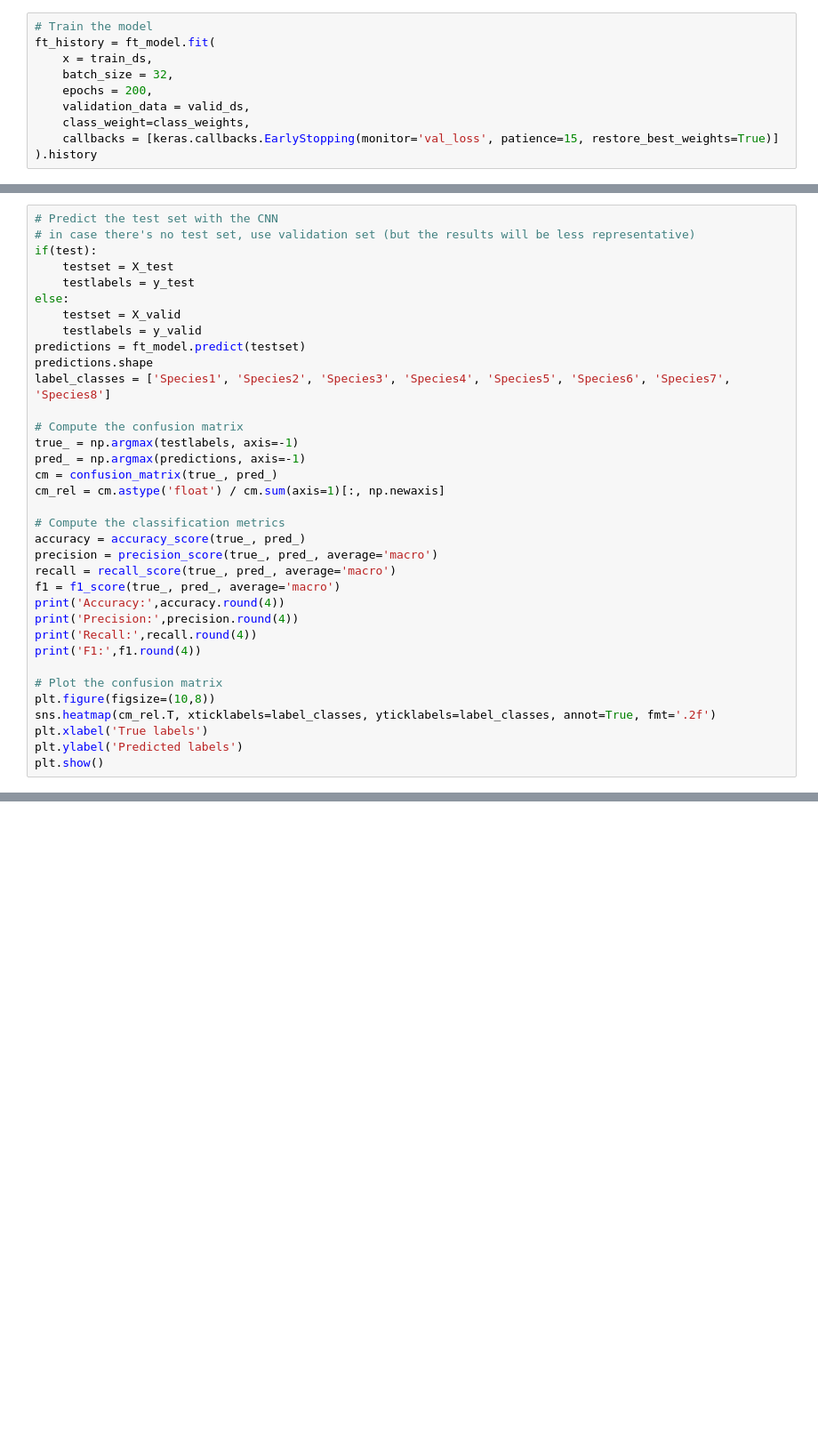
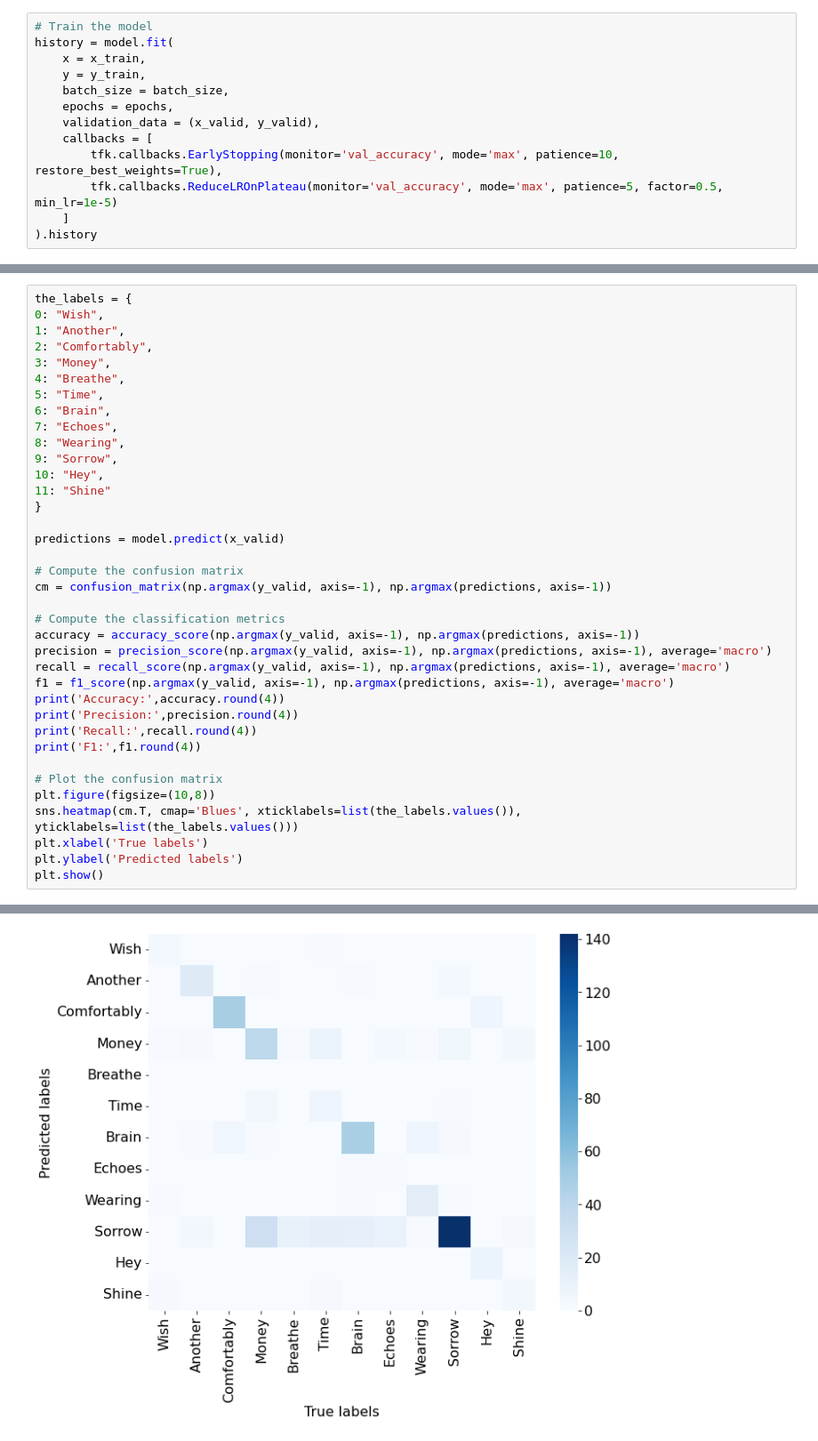
Before and after one commit to MatteoPalazzoli/anndl-HW1, a Jupyter notebook: model.ipynb, the cells around one changed output, grey strips where cells are left out. Shown: that part at 89% size. Drawn from its saved outputs; the diff is of its cells as text; blank space fills up the shorter version.

```diff
--- a/model.ipynb
+++ b/model.ipynb
@@ -283,10 +91,13 @@ Please note: sometimes there's an unlucky initialization which prevents converge
 # %%
 # Train the model
-ft_history = ft_model.fit(
-    x = train_ds,
-    batch_size = 32,
-    epochs = 200,
-    validation_data = valid_ds,
-    class_weight=class_weights,
-    callbacks = [keras.callbacks.EarlyStopping(monitor='val_loss', patience=15, restore_best_weights=True)]
+history = model.fit(
+    x = x_train,
+    y = y_train,
+    batch_size = batch_size,
+    epochs = epochs,
+    validation_data = (x_valid, y_valid),
+    callbacks = [
+        tfk.callbacks.EarlyStopping(monitor='val_accuracy', mode='max', patience=10, restore_best_weights=True),
+        tfk.callbacks.ReduceLROnPlateau(monitor='val_accuracy', mode='max', patience=5, factor=0.5, min_lr=1e-5)
+    ]
 ).history
@@ -295,27 +124,29 @@ ft_history = ft_model.fit(
 # %%
-# Predict the test set with the CNN
-# in case there's no test set, use validation set (but the results will be less representative)
-if(test):
-    testset = X_test
-    testlabels = y_test
-else:
-    testset = X_valid
-    testlabels = y_valid
-predictions = ft_model.predict(testset)
-predictions.shape
-label_classes = ['Species1', 'Species2', 'Species3', 'Species4', 'Species5', 'Species6', 'Species7', 'Species8']
+the_labels = {
+0: "Wish",
+1: "Another",
+2: "Comfortably",
+3: "Money",
+4: "Breathe",
+5: "Time",
+6: "Brain",
+7: "Echoes",
+8: "Wearing",
+9: "Sorrow",
+10: "Hey",
+11: "Shine"
+}
+
+predictions = model.predict(x_valid)
 
 # Compute the confusion matrix
-true_ = np.argmax(testlabels, axis=-1)
-pred_ = np.argmax(predictions, axis=-1)
-cm = confusion_matrix(true_, pred_)
-cm_rel = cm.astype('float') / cm.sum(axis=1)[:, np.newaxis]
+cm = confusion_matrix(np.argmax(y_valid, axis=-1), np.argmax(predictions, axis=-1))
 
 # Compute the classification metrics
-accuracy = accuracy_score(true_, pred_)
-precision = precision_score(true_, pred_, average='macro')
-recall = recall_score(true_, pred_, average='macro')
-f1 = f1_score(true_, pred_, average='macro')
+accuracy = accuracy_score(np.argmax(y_valid, axis=-1), np.argmax(predictions, axis=-1))
+precision = precision_score(np.argmax(y_valid, axis=-1), np.argmax(predictions, axis=-1), average='macro')
+recall = recall_score(np.argmax(y_valid, axis=-1), np.argmax(predictions, axis=-1), average='macro')
+f1 = f1_score(np.argmax(y_valid, axis=-1), np.argmax(predictions, axis=-1), average='macro')
 print('Accuracy:',accuracy.round(4))
 print('Precision:',precision.round(4))
 print('Recall:',recall.round(4))
@@ -323,7 +154,8 @@ print('F1:',f1.round(4))
 
 # Plot the confusion matrix
 plt.figure(figsize=(10,8))
-sns.heatmap(cm_rel.T, xticklabels=label_classes, yticklabels=label_classes, annot=True, fmt='.2f')
+sns.heatmap(cm.T, cmap='Blues', xticklabels=list(the_labels.values()), yticklabels=list(the_labels.values()))
 plt.xlabel('True labels')
 plt.ylabel('Predicted labels')
 plt.show()
+# %% [output]
@@ -329,0 +166 @@ plt.show()
+[figure, added]
```
Also changed, not shown: parts of 34 cells of this notebook.
